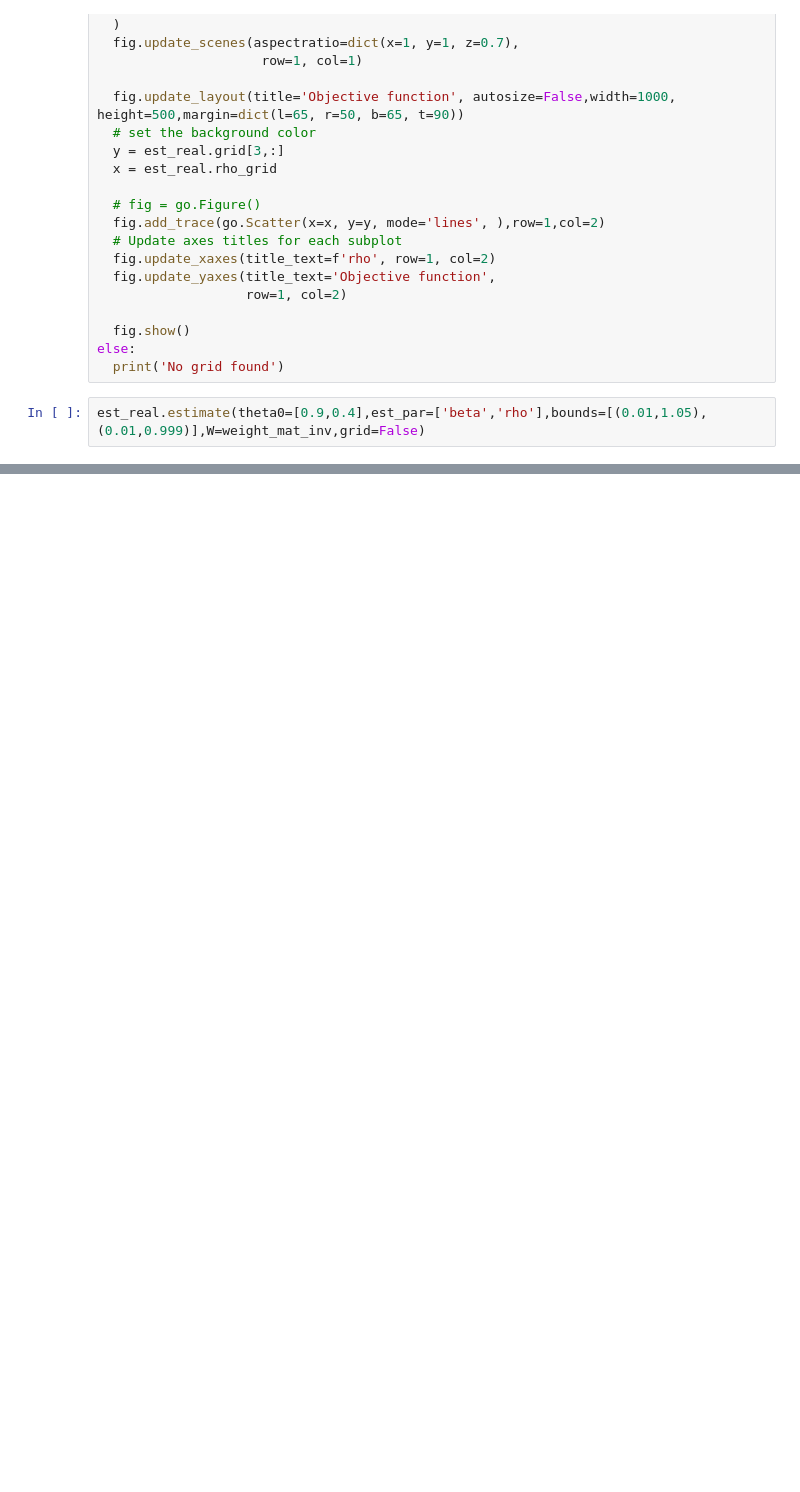
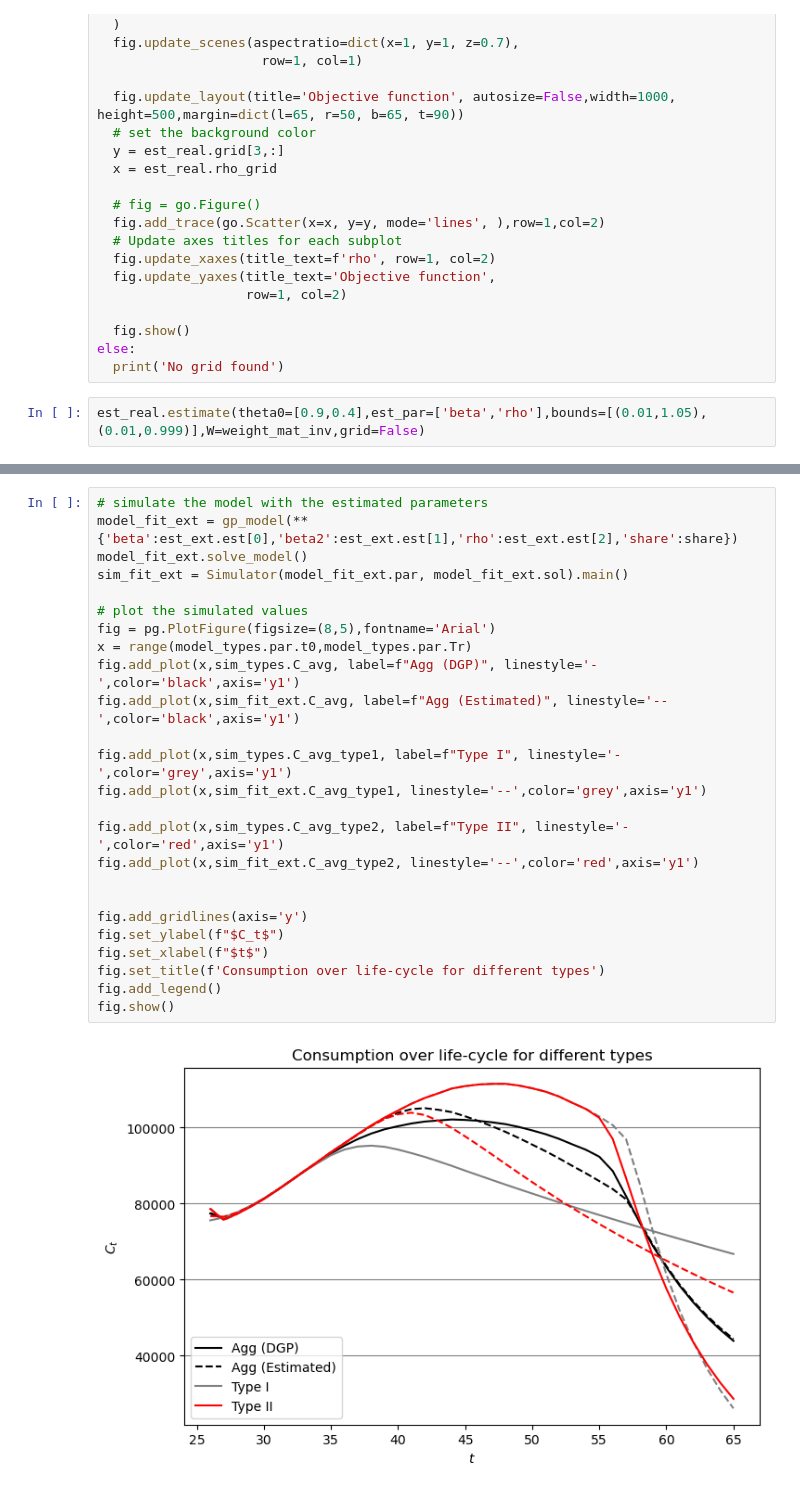
Before and after one commit to AsFyhn/DP-life-cycle, a Jupyter notebook: Run_all.ipynb, the cells around one changed output, grey strips where cells are left out. Drawn from its saved outputs; the diff is of its cells as text; blank space fills up the shorter version.

```diff
--- a/Run_all.ipynb
+++ b/Run_all.ipynb
@@ -381,0 +343,27 @@ else:
+# %%
+# simulate the model with the estimated parameters
+model_fit_ext = gp_model(**{'beta':est_ext.est[0],'beta2':est_ext.est[1],'rho':est_ext.est[2],'share':share})
+model_fit_ext.solve_model()
+sim_fit_ext = Simulator(model_fit_ext.par, model_fit_ext.sol).main()
+
+# plot the simulated values
+fig = pg.PlotFigure(figsize=(8,5),fontname='Arial')
+x = range(model_types.par.t0,model_types.par.Tr)
+fig.add_plot(x,sim_types.C_avg, label=f"Agg (DGP)", linestyle='-',color='black',axis='y1')
+fig.add_plot(x,sim_fit_ext.C_avg, label=f"Agg (Estimated)", linestyle='--',color='black',axis='y1')
+
+fig.add_plot(x,sim_types.C_avg_type1, label=f"Type I", linestyle='-',color='grey',axis='y1')
+fig.add_plot(x,sim_fit_ext.C_avg_type1, linestyle='--',color='grey',axis='y1')
+
+fig.add_plot(x,sim_types.C_avg_type2, label=f"Type II", linestyle='-',color='red',axis='y1')
+fig.add_plot(x,sim_fit_ext.C_avg_type2, linestyle='--',color='red',axis='y1')
+
+
+fig.add_gridlines(axis='y')
+fig.set_ylabel(f"$C_t$")
+fig.set_xlabel(f"$t$")
+fig.set_title(f'Consumption over life-cycle for different types')
+fig.add_legend()
+fig.show()
+# %% [output]
+[figure, added]
```
Also changed, not shown: parts of 35 cells of this notebook.
